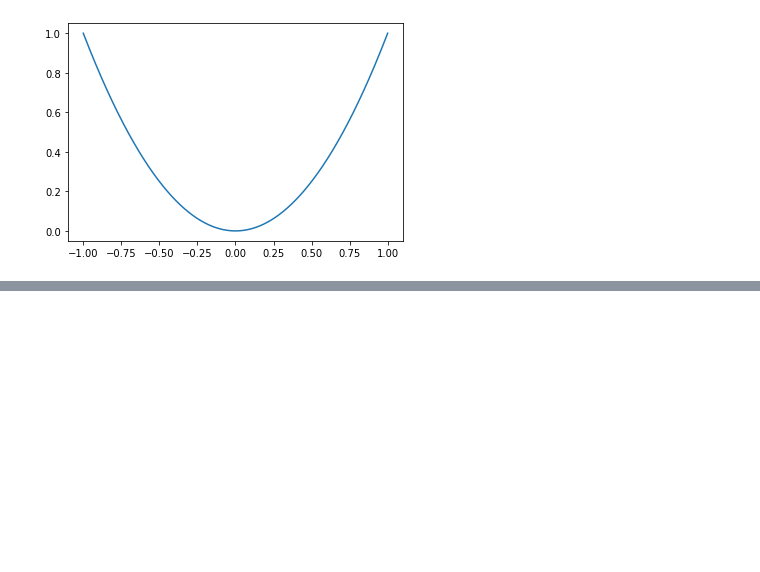
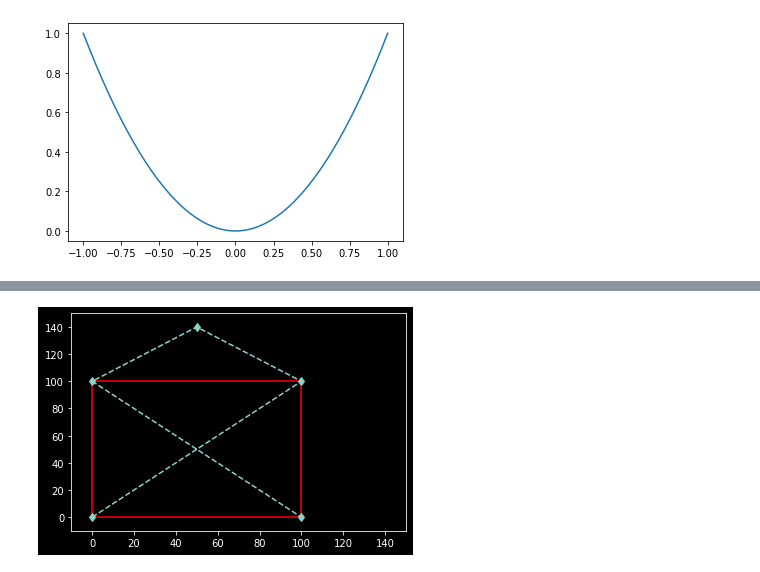
Before and after one commit to Arsh510/Matplotlib, a Jupyter notebook: Untitled.ipynb, the cells around one changed output, grey strips where cells are left out. Saved outputs shown, nothing was run; the diff lists cells and outputs as text; code cells hidden in the pictures; blank space fills up the shorter version.

```diff
--- a/Untitled.ipynb
+++ b/Untitled.ipynb
@@ -51,0 +61,7 @@ plt.show()
+# %%
+plt.style.use('dark_background')
+plt.plot([0, 100, 100, 0, 0],[0, 0, 100, 100, 0],"r-",[0,100,50,0,100],[0,100,140,100,0],'--d')
+plt.axis([-10, 150, -10, 150])
+plt.show()
+# %% [output]
+[figure, added]
```
Also changed, not shown: parts of 29 cells of this notebook.
